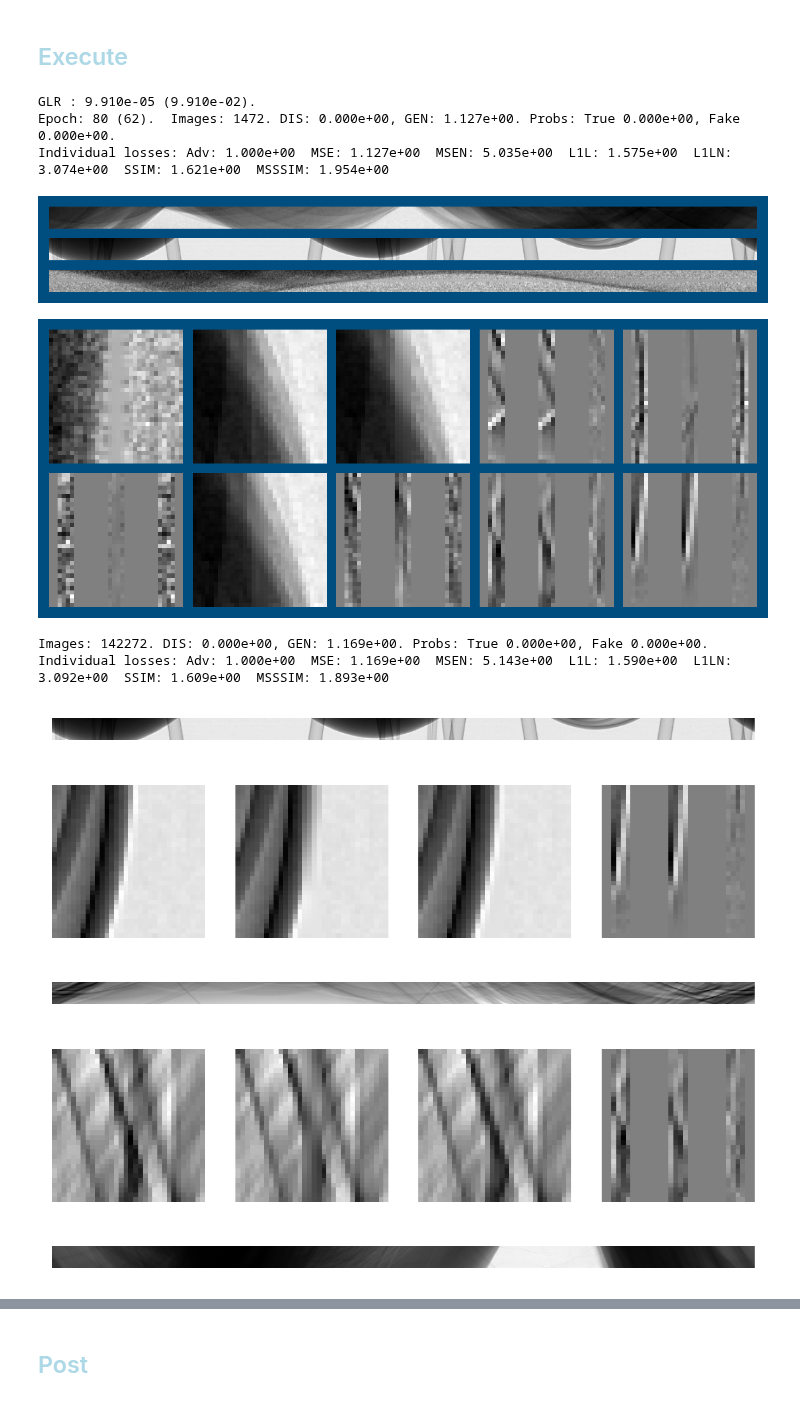
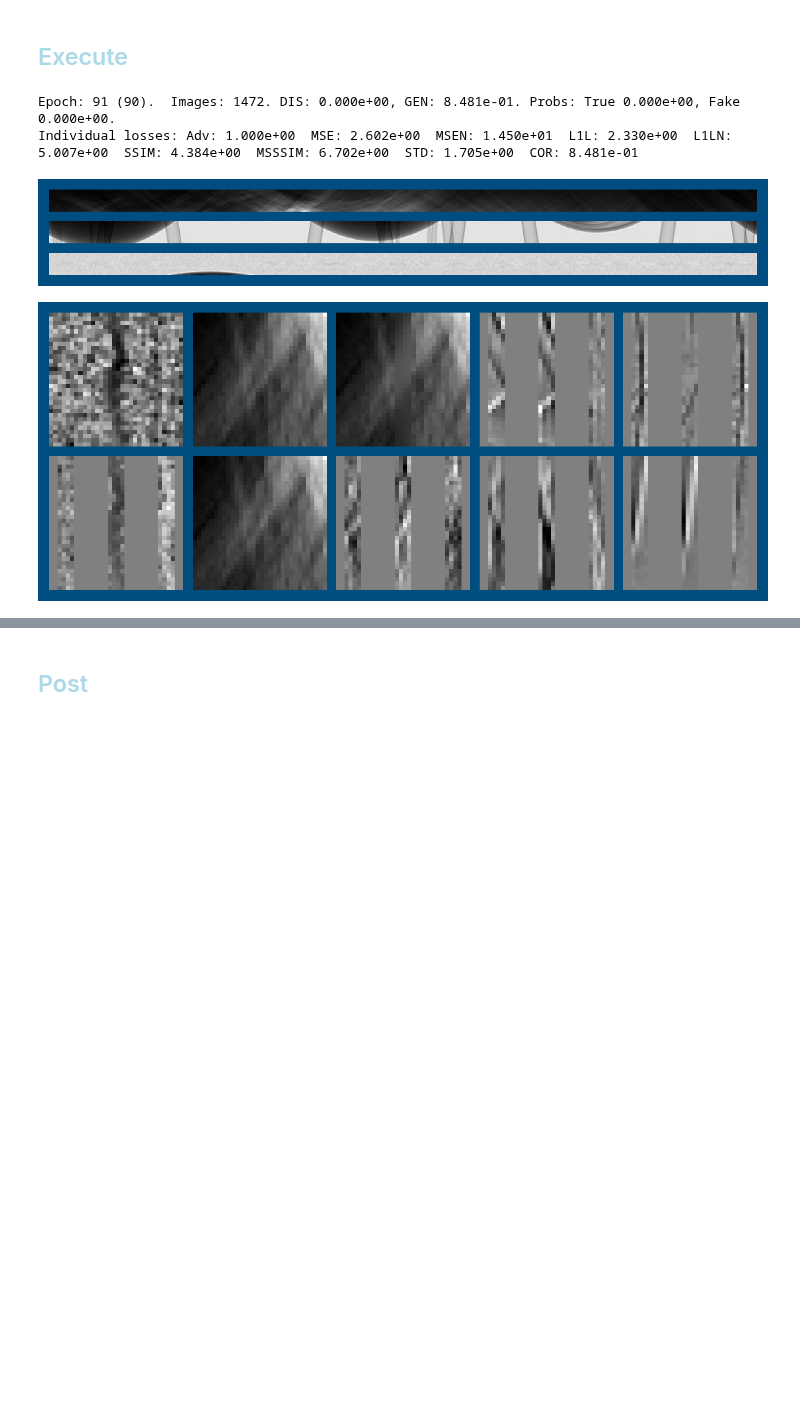
Before and after one commit to AustralianSynchrotron/sinogap, a Jupyter notebook: sinogap_bp2.ipynb, the cells around one changed output, grey strips where cells are left out. Saved outputs shown, nothing was run; the diff lists cells and outputs as text; code cells hidden in the pictures; blank space fills up the shorter version.

```diff
--- a/sinogap_bp2.ipynb
+++ b/sinogap_bp2.ipynb
@@ -328,8 +328,10 @@ sg.metrices = {
     'MSEN'   : sg.Metrics(sg.loss_MSEN,    6.000e+01, 0),
     'L1L'    : sg.Metrics(sg.loss_L1L,     1.777e+01, 0),
     'L1LN'   : sg.Metrics(sg.loss_L1LN,    2.033e+02, 0),
-    'SSIM'   : sg.Metrics(sg.loss_SSIM,    3.888e-04, 0),
-    'MSSSIM' : sg.Metrics(sg.loss_MSSSIM,  3.565e-06, 0),
+    'SSIM'   : sg.Metrics(sg.loss_SSIM,    4.900e-05, 0),
+    'MSSSIM' : sg.Metrics(sg.loss_MSSSIM,  1.760e-07, 0),
+    'STD'    : sg.Metrics(sg.loss_STD,     7.840e-03, 0),
+    'COR'    : sg.Metrics(sg.loss_COR,     4.000e-02, 0),
 }
 
 #_ = sg.summarizeMe(sg.testLoader, False)
@@ -365,8 +367,8 @@ sg.writer.add_graph(sg.generator, ((sg.refImages),) )
 
 sg.scheduler_G.gamma = 1-0.01
 #sg.scheduler_D.gamma = 1-0.005
-#sg.optimizer_G.step()
-#torch.optim.lr_scheduler.LambdaLR(sg.optimizer_G, lambda epoch: 0.1).step()
+sg.optimizer_G.step()
+torch.optim.lr_scheduler.LambdaLR(sg.optimizer_G, lambda epoch: 0.1).step()
 #sg.optimizer_D.step()
 #torch.optim.lr_scheduler.LambdaLR(sg.optimizer_D, lambda epoch: 0.05).step()
 
@@ -396,70 +398,62 @@ sg.scheduler_G.gamma = 1-0.01
 def my_beforeReport(sglocals) :
     message = ""
 
-    message += "G" + sg.adjustScheduler(sg.scheduler_G, sg.TCfg.learningRateG, 0.1)
-    sg.writer.add_scalars("Aux", {'LrnRate': sg.scheduler_G.get_last_lr()[0]/sg.TCfg.learningRateG}, sg.imer)
+    #message += "G" + sg.adjustScheduler(sg.scheduler_G, sg.TCfg.learningRateG, 0.1)
+    #sg.writer.add_scalars("Aux", {'LrnRate': sg.scheduler_G.get_last_lr()[0]/sg.TCfg.learningRateG}, sg.imer)
 
-    #for metrics in ('L1L','SSIM','MSSSIM') :
-    #    sg.metrices[metrics].weight = max(0, sg.metrices[metrics].weight - 0.005)
-    #    message += f"{metrics} weight: {sg.metrices[metrics].weight}. "
-    #    sg.writer.add_scalars("Aux", {metrics: sg.metrices[metrics].weight}, sg.imer)
+    for metrics in ('COR',) :
+        sg.metrices[metrics].weight = min(0.5, sg.metrices[metrics].weight + 0.005)
+        message += f"{metrics} weight: {sg.metrices[metrics].weight}. "
+        sg.writer.add_scalars("Aux", {metrics: sg.metrices[metrics].weight}, sg.imer)
 
     print(message)
     return
-sg.beforeReport = my_beforeReport
+#sg.beforeReport = my_beforeReport
 
-minRefDistance = 1e10
-def my_afterReport(sglocals) :
-    global minRefDistance
-    #refDistance = sg.loss_MSE( sglocals['refViews'][[2],[0],...], sglocals['refViews'][[2],[2],...]).sum().cpu().item()
-    refDistance = np.std( ( sglocals['refViews'][[2],[0],...] - sglocals['refViews'][[2],[2],...] )[sg.DCfg.gapRng] )
-    if refDistance < minRefDistance :
-        print(f"New minRefDistance: {refDistance:.6f}, Previous: {minRefDistance:.6f}")
-        minRefDistance = refDistance
-        sg.saveCheckPoint(savedCheckPoint+"_catchMe.pth",
-                       sg.epoch-1, sg.imer, sg.minGEpoch, minRefDistance,
-                       sg.generator, sg.discriminator,
-                       sg.optimizer_G, sg.optimizer_D)
-        sg.tifffile.imwrite(f"catchMeFull_{sg.TCfg.exec}.tif", np.transpose( sglocals['genImages'][2,0,...].cpu().numpy(), (-1,-2)) )
-        sg.tifffile.imwrite(f"catchMePatch_{sg.TCfg.exec}.tif", sglocals['refViews'][2,2,...])
-    sg.writer.add_scalars("Aux", {'RefDistance' : refDistance}, sg.imer)
-    return
-sg.afterReport = my_afterReport
+#minRefDistance = 0.018
+#def my_afterReport(sglocals) :
+#    global minRefDistance
+#    #refDistance = sg.loss_MSE( sglocals['refViews'][[2],[0],...], sglocals['refViews'][[2],[2],...]).sum().cpu().item()
+#    refDistance = np.std( ( sglocals['refViews'][[2],[0],...] - sglocals['refViews'][[2],[2],...] )[sg.DCfg.gapRng] )
+#    if refDistance < minRefDistance :
+#        print(f"New minRefDistance: {refDistance:.6f}, Previous: {minRefDistance:.6f}")
+#        minRefDistance = refDistance
+#        sg.saveCheckPoint(savedCheckPoint+"_catchMe.pth",
+#                       sg.epoch-1, sg.imer, sg.minGEpoch, minRefDistance,
+#                       sg.generator, sg.discriminator,
+#                       sg.optimizer_G, sg.optimizer_D)
+#        sg.tifffile.imwrite(f"catchMeFull_{sg.TCfg.exec}.tif", np.transpose( sglocals['genImages'][2,0,...].cpu().numpy(), (-1,-2)) )
+#        sg.tifffile.imwrite(f"catchMePatch_{sg.TCfg.exec}.tif", sglocals['refViews'][2,2,...])
+#    sg.writer.add_scalars("Aux", {'RefDistance' : refDistance}, sg.imer)
+#    return
+#sg.afterReport = my_afterReport
 
 
 def my_beforeEachEpoch(sglocals) :
     #return
     sg.TCfg.batchSize = min(2**12, sg.TCfg.batchSize * 2)
     sg.TCfg.batchSplit = max(2**0, int(sg.TCfg.batchSize / 2**3))
     sg.writer.add_scalars("Aux", {'Batch size': math.log(sg.TCfg.batchSize,2)}, sg.imer)
     print(f"Batch size: {sg.TCfg.batchSize}, split: {sg.TCfg.batchSplit}", )
     return
 #sg.beforeEachEpoch = my_beforeEachEpoch
 
 #sg.TCfg.num_workers=0
 try :
     sg.train(savedCheckPoint)
 except :
     #del sg.dataLoader
     #del sg.testLoaderhuiVam
     sg.freeGPUmem()
     1/10 # to release Jupyuter memory in the next step
     sg.epoch -= 1
     raise
 
 
 
-# bricks pretrained
+# COR
 # %% [output]
-GLR : 9.910e-05 (9.910e-02).
-Epoch: 80 (62).  Images: 1472. DIS: 0.000e+00, GEN: 1.127e+00. Probs: True 0.000e+00, Fake 0.000e+00.
-Individual losses: Adv: 1.000e+00  MSE: 1.127e+00  MSEN: 5.035e+00  L1L: 1.575e+00  L1LN: 3.074e+00  SSIM: 1.621e+00  MSSSIM: 1.954e+00
+Epoch: 91 (90).  Images: 1472. DIS: 0.000e+00, GEN: 8.481e-01. Probs: True 0.000e+00, Fake 0.000e+00.
+Individual losses: Adv: 1.000e+00  MSE: 2.602e+00  MSEN: 1.450e+01  L1L: 2.330e+00  L1LN: 5.007e+00  SSIM: 4.384e+00  MSSSIM: 6.702e+00  STD: 1.705e+00  COR: 8.481e-01
-[figure, old version]
+[figure, new version]
-[figure, old version]
+[figure, new version]
-Images: 142272. DIS: 0.000e+00, GEN: 1.169e+00. Probs: True 0.000e+00, Fake 0.000e+00.
-Individual losses: Adv: 1.000e+00  MSE: 1.169e+00  MSEN: 5.143e+00  L1L: 1.590e+00  L1LN: 3.092e+00  SSIM: 1.609e+00  MSSSIM: 1.893e+00
-[figure, removed]
-[figure, removed]
-[figure, removed]
-[figure, removed]
-[figure, removed]
```
Also changed, not shown: parts of 2 cells of this notebook, 3 other files.
